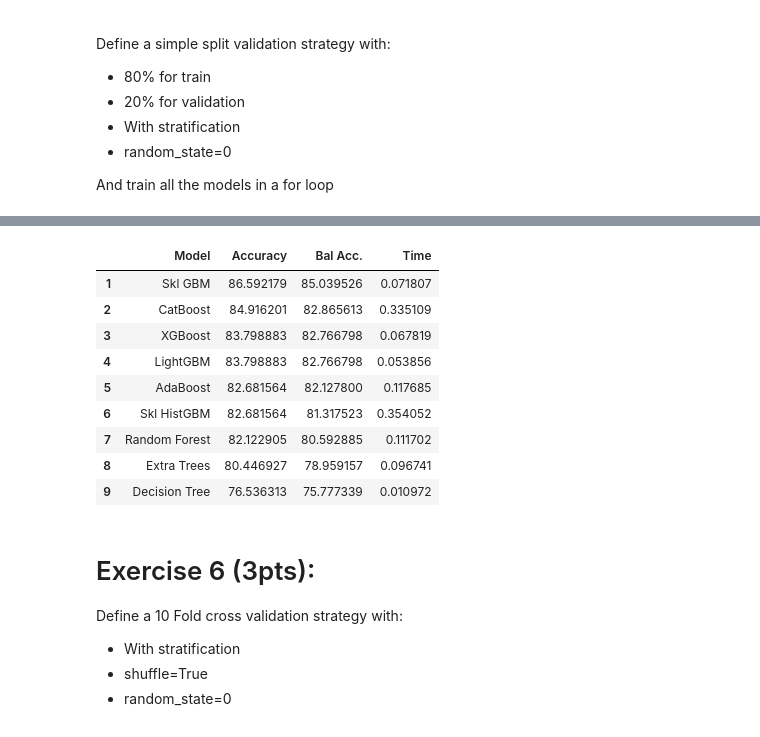
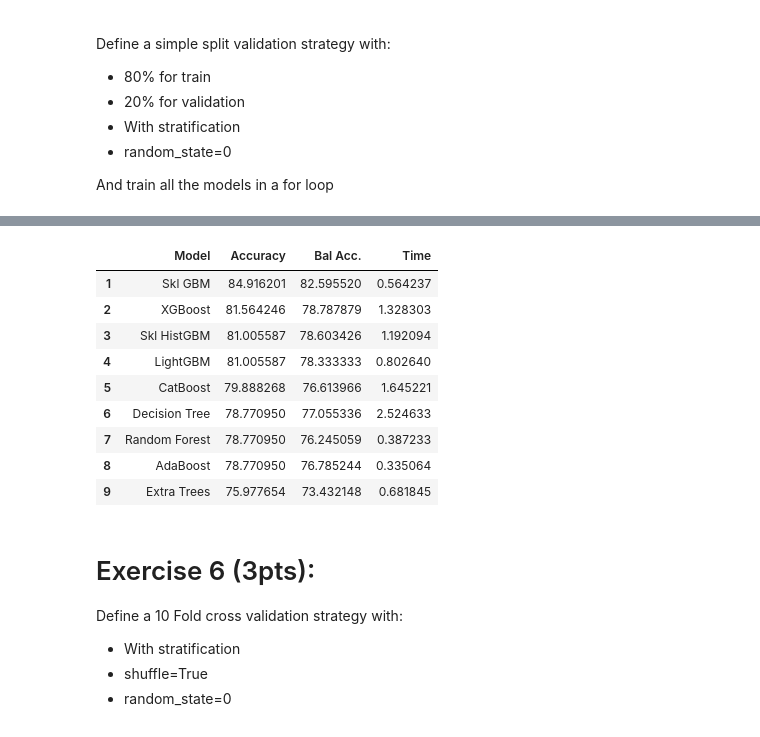
Before and after one commit to nagarjuna-de/Data-Science-2022, a Jupyter notebook: 02.Chapter/09. Robust ML/fe1_.ipynb, the cells around one changed output, grey strips where cells are left out. Cells and saved outputs as stored; diff of their text form; code cells hidden in the pictures.

Commit message:
pipelines

```diff
--- a/02.Chapter/09. Robust ML/fe1_.ipynb
+++ b/02.Chapter/09. Robust ML/fe1_.ipynb
@@ -224,20 +288,20 @@ from xgboost               import XGBClassifier
 from lightgbm              import LGBMClassifier
 from catboost              import CatBoostClassifier
 # %%
-"""
+
 tree_classifiers = {
   "Decision Tree": DecisionTreeClassifier(),
-  "Extra Trees":
-  "Random Forest":
-  "AdaBoost":
-  "Skl GBM":
-  "Skl HistGBM":
-  "XGBoost":
-  "LightGBM":
-  "CatBoost":
-tree_classifiers = {name: pipeline.make_pipeline(tree_prepro, model) for name, model in tree_classifiers.items()}
+  "Extra Trees": ExtraTreesClassifier(n_estimators=100),
+  "Random Forest": RandomForestClassifier(n_estimators=100),
+  "AdaBoost": AdaBoostClassifier(n_estimators=100),
+  "Skl GBM": GradientBoostingClassifier(n_estimators=100),
+  "Skl HistGBM": HistGradientBoostingClassifier(max_iter=100),
+  "XGBoost": XGBClassifier(n_estimators=100),
+  "LightGBM": LGBMClassifier(n_estimators=100),
+  "CatBoost":  CatBoostClassifier(n_estimators=100),
+}
+tree_classifiers = {name: make_pipeline(tree_prepro, model) for name, model in tree_classifiers.items()}
 tree_classifiers["LightGBM"]
-"""
 # %% [output]
 Pipeline(steps=[('columntransformer',
                  ColumnTransformer(transformers=[('num',
@@ -268,37 +332,27 @@ Define a simple split validation strategy with:
 
 And train all the models in a for loop
 # %%
-"""
-x_train, x_val, y_train, y_val = model_selection.train_test_split(
-    # CODE HERE
-)
-"""
+
+x_train, x_val, y_train, y_val = train_test_split(x,y, test_size=0.2, random_state=0, stratify=y)
 
 results = pd.DataFrame({'Model': [], 'Accuracy': [], 'Bal Acc.': [], 'Time': []})
 
-"""
 for model_name, model in tree_classifiers.items():
     start_time = time.time()
 
     # FOR EVERY PIPELINE (PREPRO + MODEL) -> TRAIN WITH TRAIN DATA (x_train)
+    model.fit(x_train, y_train)
 
     # GET PREDICTIONS USING x_val
-    pred = # CODE HERE
+    pred = model.predict(x_val)
 
     total_time = time.time() - start_time
 
     results = results.append({"Model":    model_name,
-                              "Accuracy": metrics.accuracy_score(y_val, pred)*100,
-                              "Bal Acc.": metrics.balanced_accuracy_score(y_val, pred)*100,
+                              "Accuracy": accuracy_score(y_val, pred)*100,
+                              "Bal Acc.": balanced_accuracy_score(y_val, pred)*100,
                               "Time":     total_time},
                               ignore_index=True)
-
-
-"""
-
-### BEGIN SOLUTION
-
-
 
 
 results_ord = results.sort_values(by=['Accuracy'], ascending=False, ignore_index=True)
@@ -325,13 +379,13 @@ Learning rate set to 0.073611
 |  | Model | Accuracy | Bal Acc. | Time |
-| 1 | Skl GBM | 86.592179 | 85.039526 | 0.071807 |
-| 2 | CatBoost | 84.916201 | 82.865613 | 0.335109 |
-| 3 | XGBoost | 83.798883 | 82.766798 | 0.067819 |
-| 4 | LightGBM | 83.798883 | 82.766798 | 0.053856 |
-| 5 | AdaBoost | 82.681564 | 82.127800 | 0.117685 |
-| 6 | Skl HistGBM | 82.681564 | 81.317523 | 0.354052 |
-| 7 | Random Forest | 82.122905 | 80.592885 | 0.111702 |
-| 8 | Extra Trees | 80.446927 | 78.959157 | 0.096741 |
-| 9 | Decision Tree | 76.536313 | 75.777339 | 0.010972 |
+| 1 | Skl GBM | 84.916201 | 82.595520 | 0.564237 |
+| 2 | XGBoost | 81.564246 | 78.787879 | 1.328303 |
+| 3 | Skl HistGBM | 81.005587 | 78.603426 | 1.192094 |
+| 4 | LightGBM | 81.005587 | 78.333333 | 0.802640 |
+| 5 | CatBoost | 79.888268 | 76.613966 | 1.645221 |
+| 6 | Decision Tree | 78.770950 | 77.055336 | 2.524633 |
+| 7 | Random Forest | 78.770950 | 76.245059 | 0.387233 |
+| 8 | AdaBoost | 78.770950 | 76.785244 | 0.335064 |
+| 9 | Extra Trees | 75.977654 | 73.432148 | 0.681845 |
 # %%
 assert results_ord["Accuracy"].min() > 75
 assert results_ord["Bal Acc."].min() > 75
```
Also changed, not shown: parts of 23 cells of this notebook, 6 other files.
